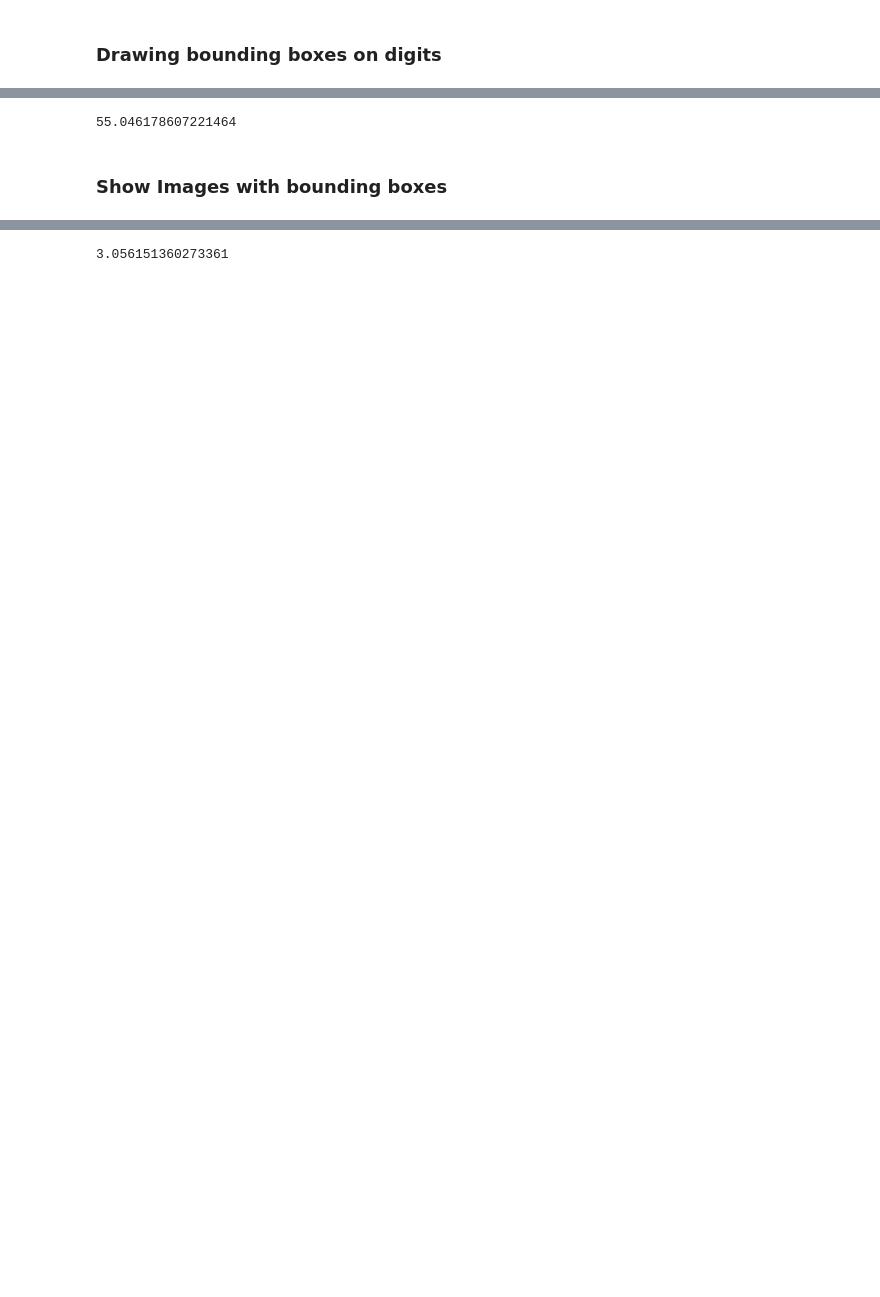
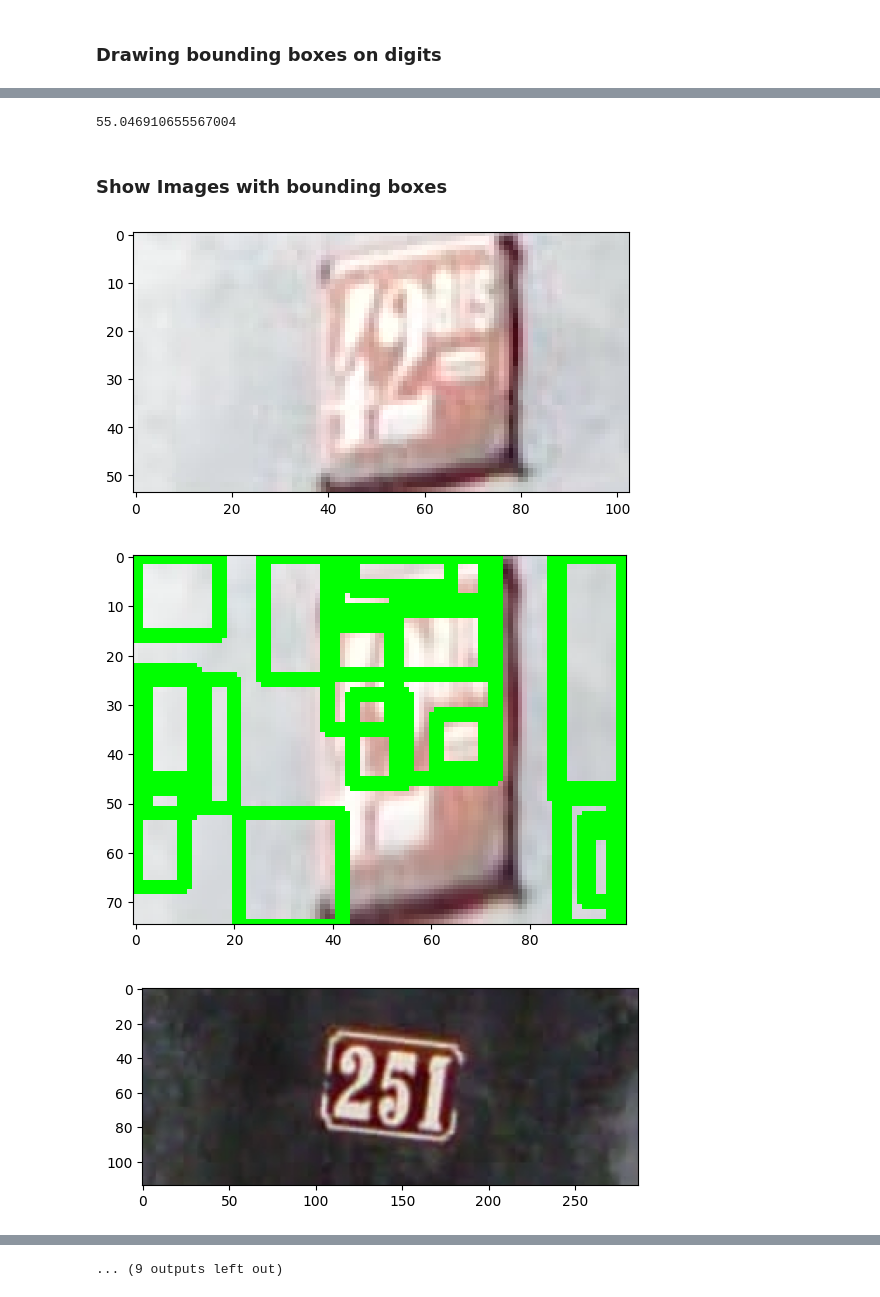
Before and after one commit to aGayar30/phase1, a Jupyter notebook: gayar-version.ipynb, the cells around one changed output, grey strips where cells are left out. Drawn from its saved outputs; the diff is of its cells as text; code cells hidden in the pictures; blank space fills up the shorter version.

```diff
--- a/gayar-version.ipynb
+++ b/gayar-version.ipynb
@@ -30,7 +30,7 @@ images = []
 labels = []
 true_boxes = []
 
-picsFolder_path = "train/"
+picsFolder_path = "train/train/"
 with open('digitStruct.json') as f:
     data = json.load(f)
 
@@ -138,5 +153,6 @@ openingImages = []
 
 # Perform closing:
 for closingimage in closingImages:
-    openingImages.append(cv2.morphologyEx(closingimage, cv2.MORPH_CLOSE, maxKernel, None, None, opIterations,
+    openingImages.append(cv2.morphologyEx(closingimage, cv2.MORPH_OPEN, maxKernel, None, None, opIterations,
                                 cv2.BORDER_REFLECT101))
+print(len(openingImages))
@@ -146,5 +164,6 @@ for closingimage in closingImages:
 smoothedImages =[]
 
 # perform smoothing
-for closingimage in closingImages:
-    smoothedImages.append(cv2.GaussianBlur(closingimage, (3, 3), 0))
+for openingimage in openingImages:
+    smoothedImages.append(cv2.GaussianBlur(openingimage, (3, 3), 0))
+print(len(smoothedImages))
@@ -296,32 +328,35 @@ for i in range(0,len(images)):
     acc.append(iouPicTest(true_boxes[i],boxes))
 print(np.average(acc)*100)
 
-for i in range(0,30):
+for i in range(0,10):
     image = images[i].copy()
     predicted_boxes = finalModel(image)
     for i in predicted_boxes:
-        cv2.rectangle(image, (i['left'], i['top']), (i['left'] +
-                        i['width'], i['top']+i['height']), (0, 255, 0), 2)
+       cv2.rectangle(image, (i['left'], i['top']), (i['left'] +i['width'], i['top']+i['height']), (0, 255, 0), 2)
     cv2.imshow('image',image)
     cv2.waitKey(0)
 # %% [output]
-55.046178607221464
+55.046910655567004
 # %% [markdown]
 <h3>Show Images with bounding boxes </h3>
 # %%
 acc = []
-for i in range(0,1000):
-    # plt.imshow(images[i])
-    # plt.show()
+for i in range(40,50):
+    plt.imshow(images[i])
+    plt.show()
     boxes = draw_boxes(edgeImages[i],imagesCopy[i])
     # tp,precision, recall, f1_score = overlapTest(edgeImages[i],imagesCopy[i])
     acc.append(iouPicTest(true_boxes[i],boxes))
     # print (acc)
-    # cv2.imshow('image',imagesCopy[i])
+    plt.imshow(imagesCopy[i])
+    plt.show()
     # cv2.waitKey(0)
 print(np.average(acc)*100)
 # print(precision)
 # print(recall)
 # print(f1_score)
 # print(tp/len(true_boxes))
 # %% [output]
+[figure, added]
+[figure, added]
+[figure, added]
@@ -328 +372 @@ print(np.average(acc)*100)
-3.056151360273361
+... (9 outputs left out)
```
Also changed, not shown: parts of 17 cells of this notebook, 3 other files.
